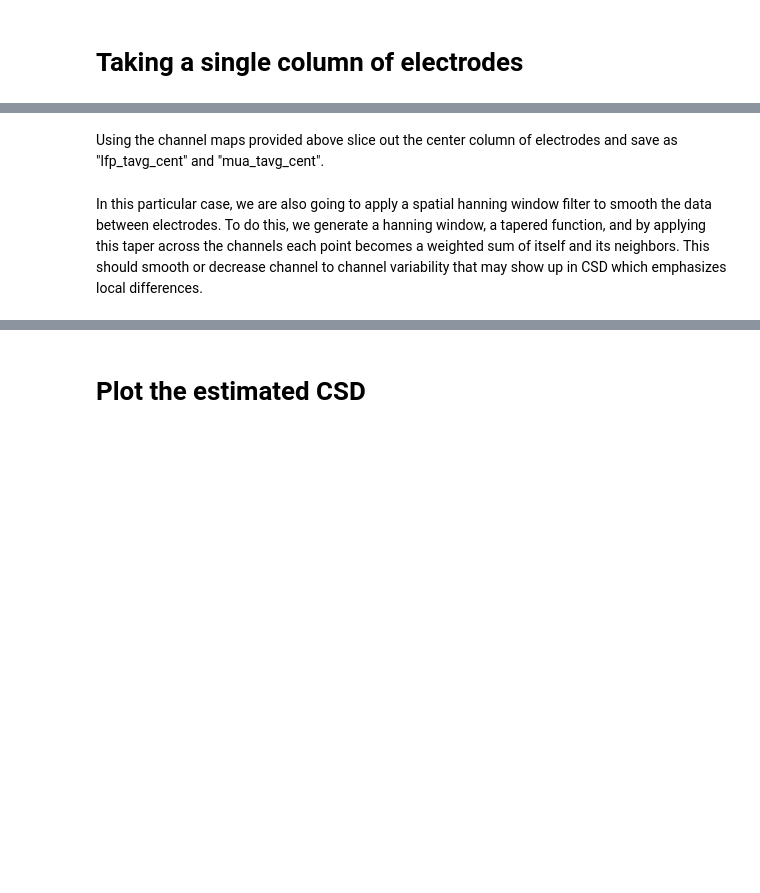
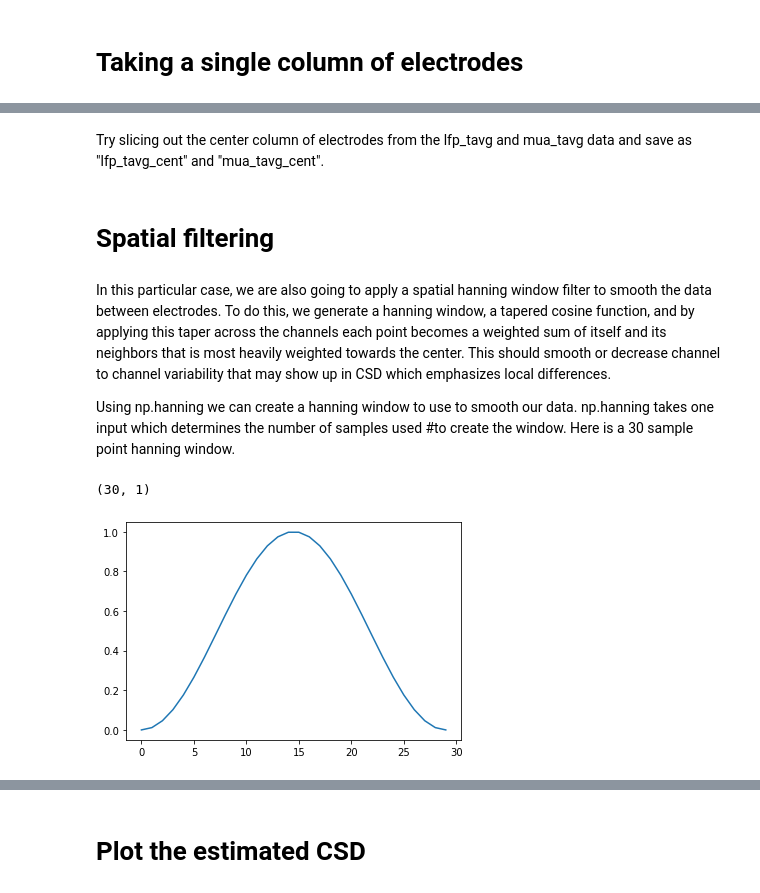
Before and after one commit to svdavid/NEUS642, a Jupyter notebook: notebooks/week6_02-08_CSD/week6_CSD_base.ipynb, the cells around one changed output, grey strips where cells are left out. Drawn from its saved outputs; the diff is of its cells as text; code cells hidden in the pictures; blank space fills up the shorter version.

```diff
--- a/notebooks/week6_02-08_CSD/week6_CSD_base.ipynb
+++ b/notebooks/week6_02-08_CSD/week6_CSD_base.ipynb
@@ -218,3 +287,3 @@ center_ch_nums = np.insert(np.arange(5, 63, 3),obj=slice(0,1),values =[1,2],axis
 # %% [markdown]
-Using the channel maps provided above slice out the center column of electrodes and save as "lfp_tavg_cent" and "mua_tavg_cent".
+Try slicing out the center column of electrodes from the lfp_tavg and mua_tavg data and save as "lfp_tavg_cent" and "mua_tavg_cent".
 # %%
@@ -223,2 +292,7 @@ mua_tavg_cent = mua_tavg[center_ch_nums]
+# %% [markdown]
+# Spatial filtering
 # %% [markdown]
-In this particular case, we are also going to apply a spatial hanning window filter to smooth the data between electrodes. To do this, we generate a hanning window, a tapered function, and by applying this taper across the channels each point becomes a weighted sum of itself and its neighbors. This should smooth or decrease channel to channel variability that may show up in CSD which emphasizes local differences.
+In this particular case, we are also going to apply a spatial hanning window filter to smooth the data between electrodes. To do this, we generate a hanning window, a tapered cosine function, and by applying this taper across the channels each point becomes a weighted sum of itself and its neighbors that is most heavily weighted towards the center. This should smooth or decrease channel to channel variability that may show up in CSD which emphasizes local differences.
+
+Using np.hanning we can create a hanning window to use to smooth our data. np.hanning takes one input which determines the number of samples used
+#to create the window. Here is a 30 sample point hanning window.
@@ -236,0 +299,8 @@ CSD_formatted = convolve2d(lfp_tavg_cent, spatial_filter, mode='same', boundary=
+# %%
+spatial_filter = np.hanning(30)[:, np.newaxis]
+
+plt.plot(spatial_filter)
+np.shape(spatial_filter)
+# %% [output]
+(30, 1)
+[figure, added]
```
Also changed, not shown: parts of 80 cells of this notebook, 1 other file.
